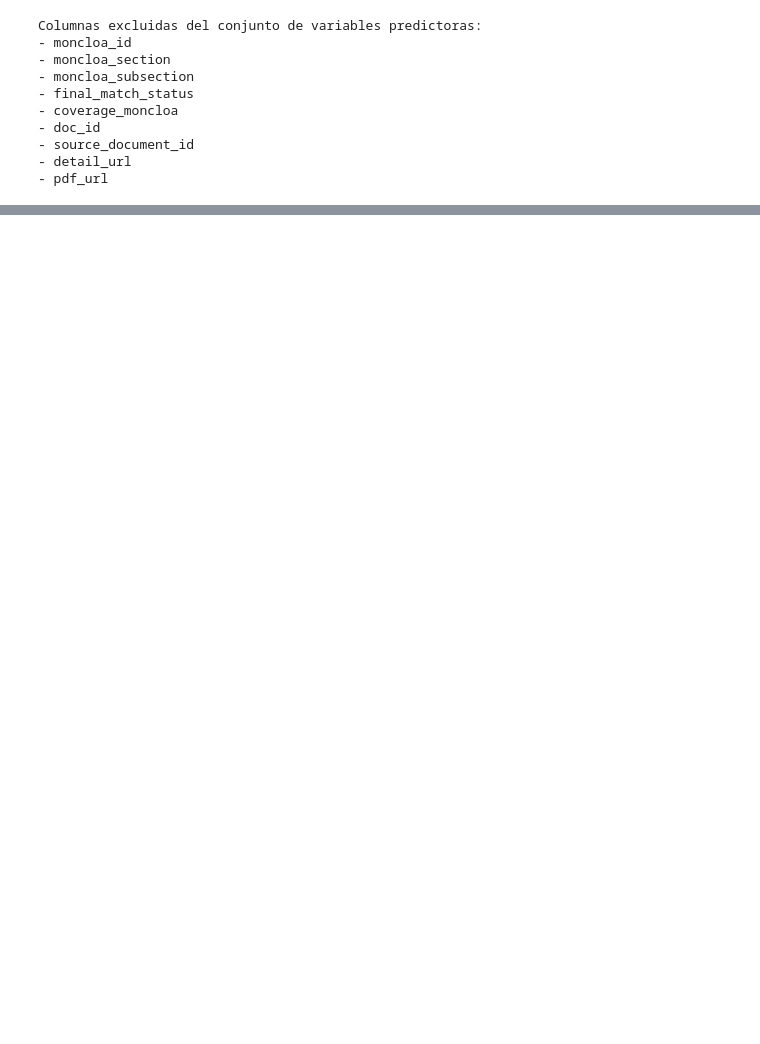
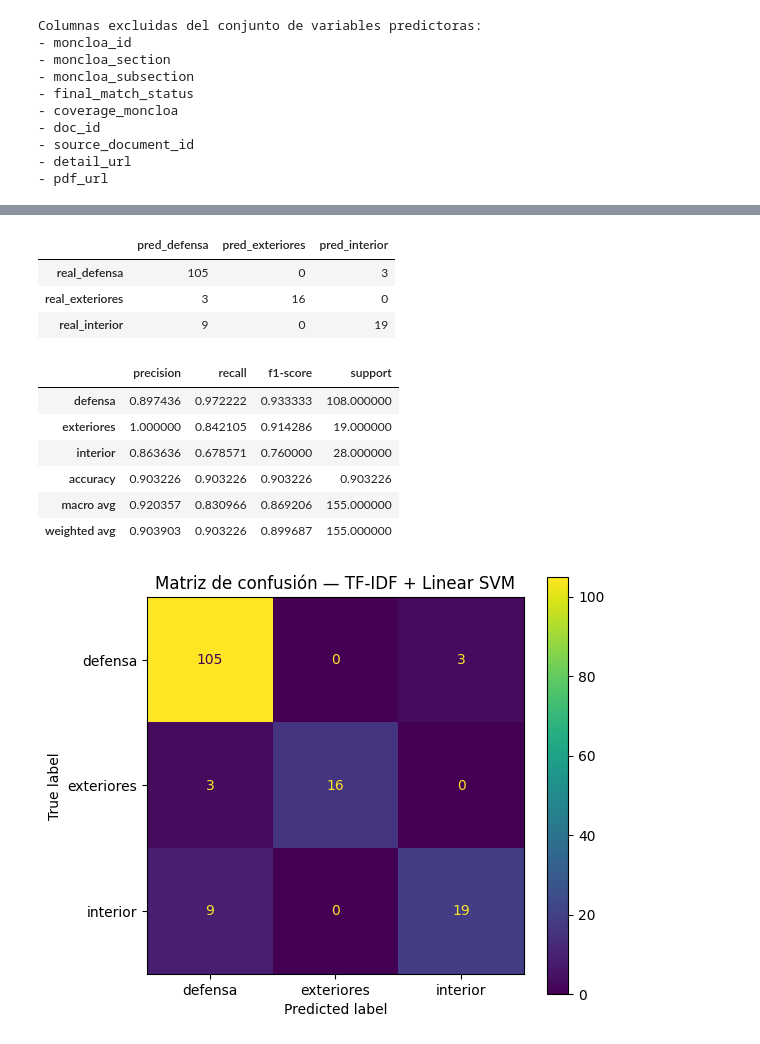
Before and after one commit to dieegordg/Proyecto-Machine-Learning-UNAV---Bayesianos-de-los-Ca-dos, a Jupyter notebook: notebooks/04_caso_uso1_clasificacion_institucional.ipynb, the cells around one changed output, grey strips where cells are left out. Drawn from its saved outputs; the diff is of its cells as text; code cells hidden in the pictures; blank space fills up the shorter version.

```diff
--- a/notebooks/04_caso_uso1_clasificacion_institucional.ipynb
+++ b/notebooks/04_caso_uso1_clasificacion_institucional.ipynb
@@ -282,0 +493,11 @@ Los 12 documentos sin etiqueta institucional no se usarán para entrenar ni eval
+# %%
+best_model_name = results_comparison.loc[0, "model"]
+
+if best_model_name == "TF-IDF + Logistic Regression":
+    best_model = logreg_pipeline
+elif best_model_name == "TF-IDF + Linear SVM":
+    best_model = linear_svm_pipeline
+else:
+    best_model = baseline_model
+
+print(f"Mejor modelo según f1_macro_mean: {best_model_name}")
@@ -282,0 +521,63 @@ Los 12 documentos sin etiqueta institucional no se usarán para entrenar ni eval
+# %%
+from sklearn.model_selection import cross_val_predict
+from sklearn.metrics import confusion_matrix, classification_report, ConfusionMatrixDisplay
+import matplotlib.pyplot as plt
+
+# Predicciones fuera de fold con el mejor modelo seleccionado en la comparación.
+y_pred_oof = cross_val_predict(
+    best_model,
+    X,
+    y,
+    cv=cv,
+    n_jobs=-1
+)
+
+labels = sorted(y.unique())
+
+conf_matrix = confusion_matrix(
+    y_true=y,
+    y_pred=y_pred_oof,
+    labels=labels
+)
+
+conf_matrix_df = pd.DataFrame(
+    conf_matrix,
+    index=[f"real_{label}" for label in labels],
+    columns=[f"pred_{label}" for label in labels]
+)
+
+display(conf_matrix_df)
+
+classification_report_dict = classification_report(
+    y_true=y,
+    y_pred=y_pred_oof,
+    labels=labels,
+    output_dict=True,
+    zero_division=0
+)
+
+classification_report_df = pd.DataFrame(classification_report_dict).T
+display(classification_report_df)
+
+fig, ax = plt.subplots(figsize=(6, 5))
+disp = ConfusionMatrixDisplay(
+    confusion_matrix=conf_matrix,
+    display_labels=labels
+)
+disp.plot(ax=ax, values_format="d")
+ax.set_title(f"Matriz de confusión — {best_model_name}")
+plt.tight_layout()
+plt.show()
+# %% [output]
+|  | pred_defensa | pred_exteriores | pred_interior |
+| real_defensa | 105 | 0 | 3 |
+| real_exteriores | 3 | 16 | 0 |
+| real_interior | 9 | 0 | 19 |
+|  | precision | recall | f1-score | support |
+| defensa | 0.897436 | 0.972222 | 0.933333 | 108.000000 |
+| exteriores | 1.000000 | 0.842105 | 0.914286 | 19.000000 |
+| interior | 0.863636 | 0.678571 | 0.760000 | 28.000000 |
+| accuracy | 0.903226 | 0.903226 | 0.903226 | 0.903226 |
+| macro avg | 0.920357 | 0.830966 | 0.869206 | 155.000000 |
+| weighted avg | 0.903903 | 0.903226 | 0.899687 | 155.000000 |
+[figure, added]
```
Also changed, not shown: parts of 45 cells of this notebook, 7 other files.
